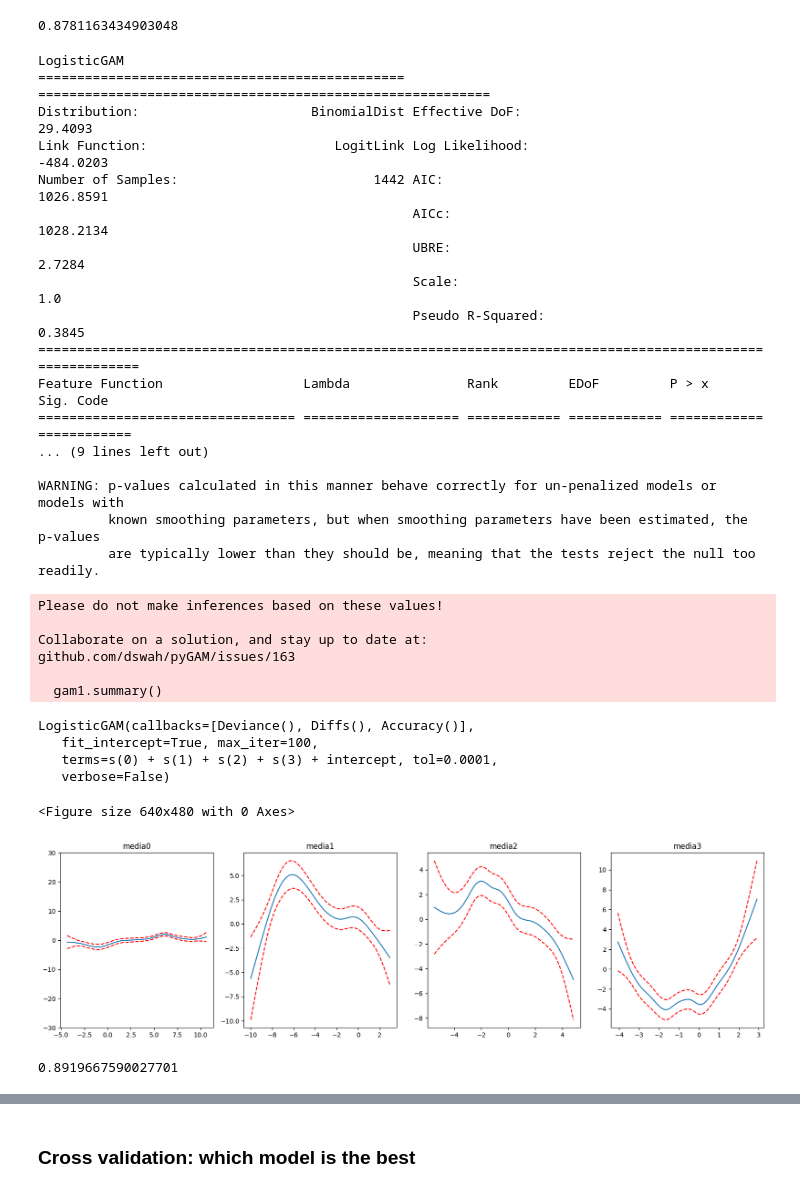
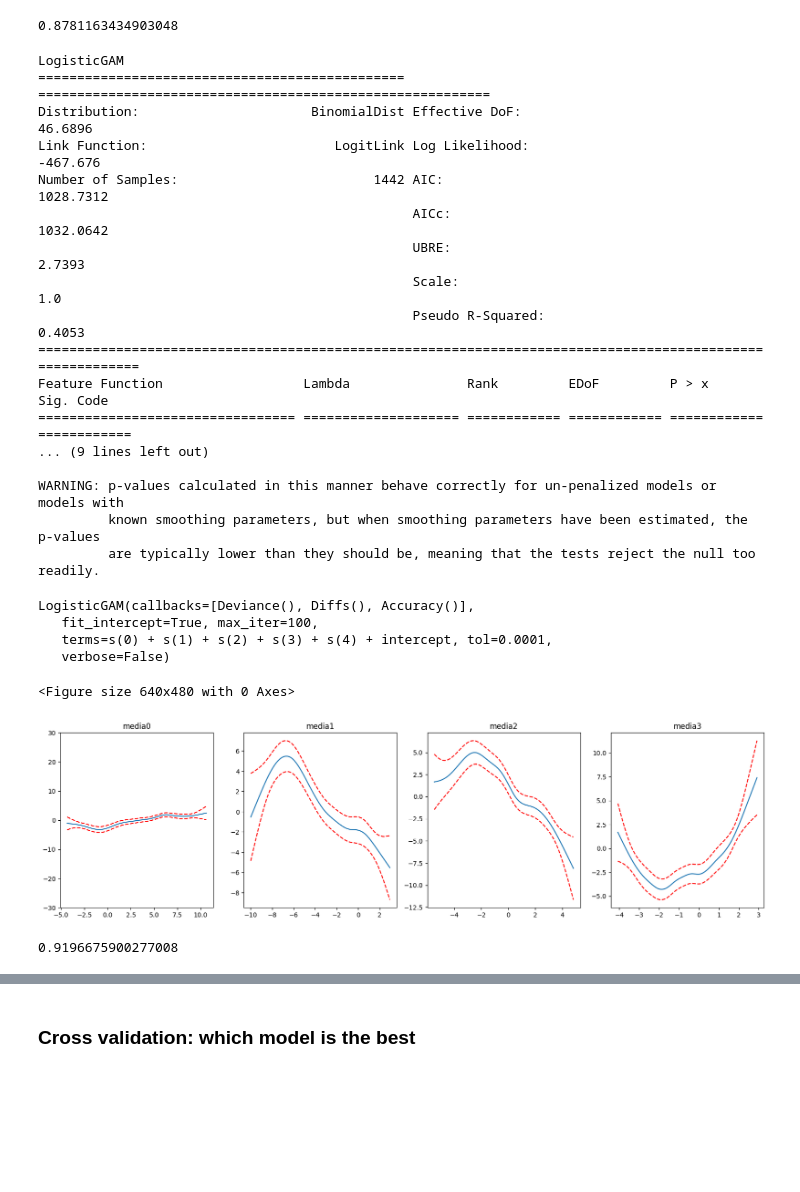
Before and after one commit to qettera/Machine-Learning-Overview, a Jupyter notebook: project.ipynb, the cells around one changed output, grey strips where cells are left out. Cells and saved outputs as stored; diff of their text form; code cells hidden in the pictures; blank space fills up the shorter version.

```diff
--- a/project.ipynb
+++ b/project.ipynb
@@ -1156,17 +1181,17 @@ gam1.accuracy(x_test, y_test)
 # %% [output]
 0.8781163434903048
 # %%
-gam1.summary()
+gam_3.summary()
 # %% [output]
 LogisticGAM
 =============================================== ==========================================================
-Distribution:                      BinomialDist Effective DoF:                                     29.4093
-Link Function:                        LogitLink Log Likelihood:                                  -484.0203
-Number of Samples:                         1442 AIC:                                             1026.8591
-                                                AICc:                                            1028.2134
-                                                UBRE:                                               2.7284
+Distribution:                      BinomialDist Effective DoF:                                     46.6896
+Link Function:                        LogitLink Log Likelihood:                                   -467.676
+Number of Samples:                         1442 AIC:                                             1028.7312
+                                                AICc:                                            1032.0642
+                                                UBRE:                                               2.7393
                                                 Scale:                                                 1.0
-                                                Pseudo R-Squared:                                   0.3845
+                                                Pseudo R-Squared:                                   0.4053
 ==========================================================================================================
 Feature Function                  Lambda               Rank         EDoF         P > x        Sig. Code
 ================================= ==================== ============ ============ ============ ============
@@ -1175,27 +1200,21 @@ Feature Function                  Lambda               Rank         EDoF
 WARNING: p-values calculated in this manner behave correctly for un-penalized models or models with
          known smoothing parameters, but when smoothing parameters have been estimated, the p-values
          are typically lower than they should be, meaning that the tests reject the null too readily.
-Please do not make inferences based on these values!
-
-Collaborate on a solution, and stay up to date at:
-github.com/dswah/pyGAM/issues/163
-
-  gam1.summary()
 # %%
-gam4 = LogisticGAM(s(0) + s(1) + s(2) + s(3))
-gam4.fit(x_train, y_train)
+gam_5 = LogisticGAM(s(0) + s(1) + s(2) + s(3)+s(4))
+gam_5.fit(x_train, y_train)
 # %% [output]
 LogisticGAM(callbacks=[Deviance(), Diffs(), Accuracy()],
    fit_intercept=True, max_iter=100,
-   terms=s(0) + s(1) + s(2) + s(3) + intercept, tol=0.0001,
+   terms=s(0) + s(1) + s(2) + s(3) + s(4) + intercept, tol=0.0001,
    verbose=False)
 # %%
-plot_partial_dependence(gam4,4)
+plot_partial_dependence(gam_5,4)
 # %% [output]
 <Figure size 640x480 with 0 Axes>
-[figure, old version]
+[figure, new version]
 # %%
-gam4.accuracy(x_test, y_test)
+gam_5.accuracy(x_test, y_test)
 # %% [output]
-0.8919667590027701
+0.9196675900277008
 # %%
```
Also changed, not shown: parts of 101 cells of this notebook.
